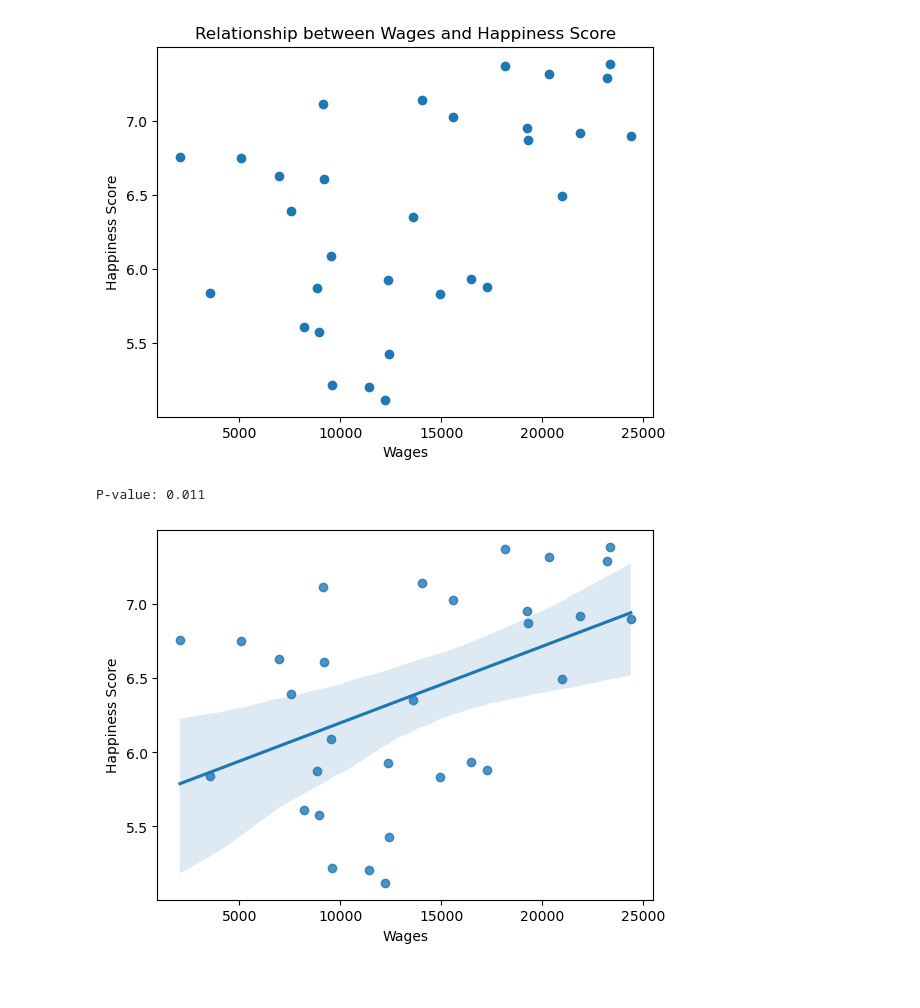
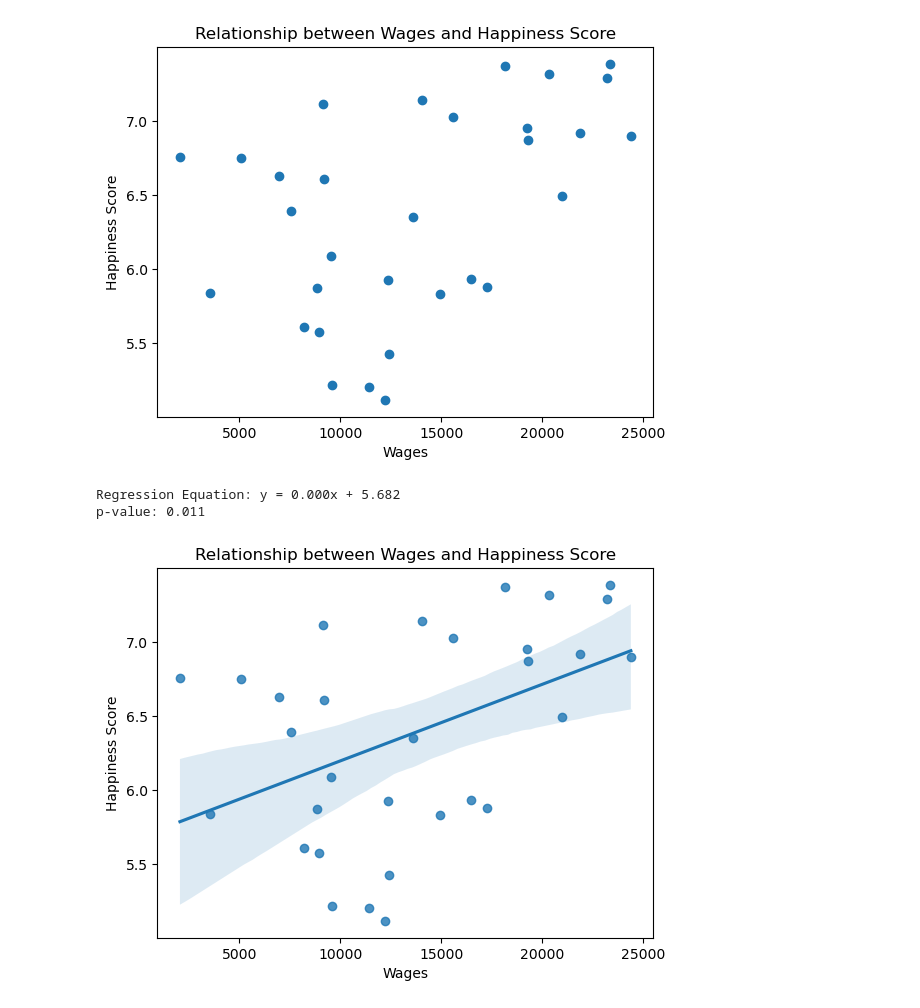
Before and after one commit to ClayFarris/Minimum_Wage, a Jupyter notebook: Minimum_Wage_and_Happiness.ipynb, the cells around one changed output. Drawn from its saved outputs; the diff is of its cells as text; code cells hidden in the pictures; blank space fills up the shorter version.

```diff
--- a/Minimum_Wage_and_Happiness.ipynb
+++ b/Minimum_Wage_and_Happiness.ipynb
@@ -26,10 +46,11 @@ import pandas as pd
 # %%
-# importing datasets
+# use pandas to read the csv files
+
 mini = pd.read_csv('MINIMUM_WAGES.csv')
-hap15 = pd.read_csv('Happiness2015.csv')
-hap16 = pd.read_csv('Happiness2016.csv')
-hap17 = pd.read_csv('Happiness2017.csv')
-hap18 = pd.read_csv('Happiness2018.csv')
+hap15 = pd.read_csv('2015.csv')
+hap16 = pd.read_csv('2016.csv')
+hap17 = pd.read_csv('2017.csv')
+hap18 = pd.read_csv('2018.csv')
 # %%
 # Renaming columns and rows in the datasets that use different
 # column names or text ids for the same values between the respective
@@ -292,10 +349,28 @@ plt.title('Relationship between Wages and Happiness Score')
 plt.show()
 # %% [output]
 [figure]
-# %%
-sns.regplot(x='Wages', y='Happiness Score', data=minhap)
-slope, intercept, r_value, p_value, std_err = stats.linregress(minhap['Wages'], minhap['Happiness Score'])
-print(f'P-value: {p_value:.3f}')
-# %% [output]
-P-value: 0.011
-[figure, removed]
+# %%
+
+# Create a scatter plot with a regression line using seaborn
+sns.regplot(x='Wages', y='Happiness Score', data=minhap)
+
+# Set the x and y axis labels
+plt.xlabel('Wages')
+plt.ylabel('Happiness Score')
+
+# Set the title of the plot
+plt.title('Relationship between Wages and Happiness Score')
+
+# Calculate the regression equation and p-value
+slope, intercept, r_value, p_value, std_err = stats.linregress(minhap['Wages'], minhap['Happiness Score'])
+
+# Display the regression equation and p-value
+print(f"Regression Equation: y = {slope:.3f}x + {intercept:.3f}")
+print(f"p-value: {p_value:.3f}")
+
+# Display the plot
+plt.show()
+# %% [output]
+Regression Equation: y = 0.000x + 5.682
+p-value: 0.011
+[figure, added]
```
Also changed, not shown: parts of 25 cells of this notebook.
